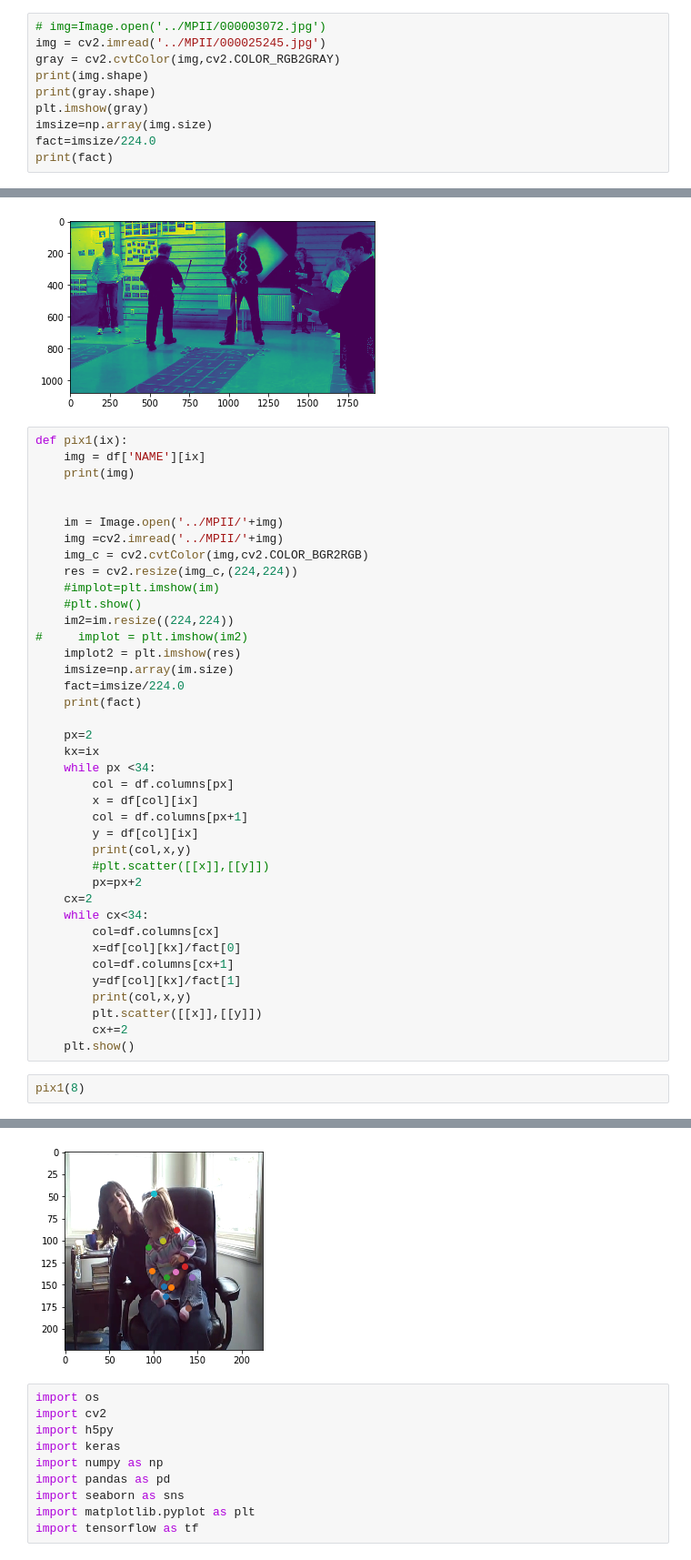
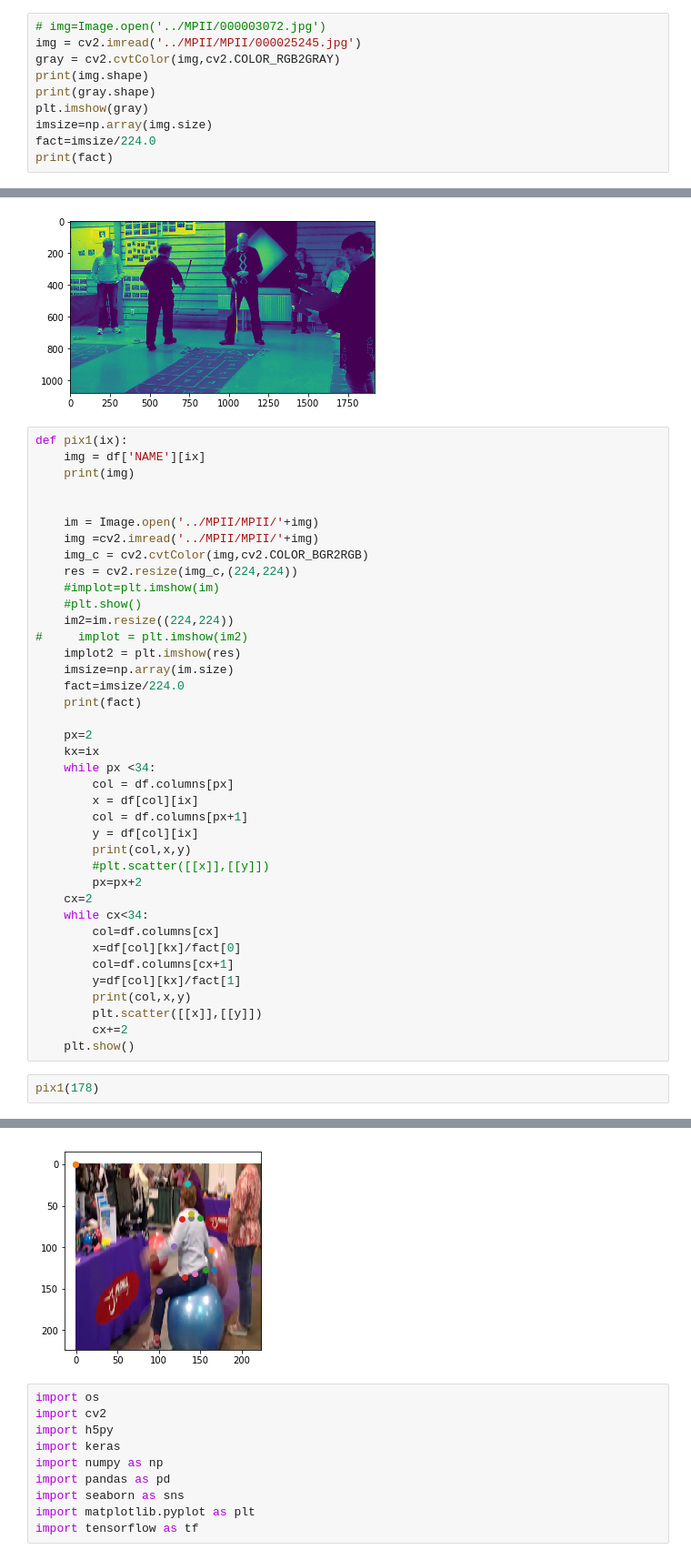
Before and after one commit to Arifkhan21/Human-Pose-Estimation, a Jupyter notebook: model2.ipynb, the cells around one changed output, grey strips where cells are left out. Shown at 91% size. Cells and saved outputs as stored; diff of their text form.

Commit message:
MPII

```diff
--- a/model2.ipynb
+++ b/model2.ipynb
@@ -13,7 +13,7 @@ print(df.shape)
 (3000, 37)
 # %%
 # img=Image.open('../MPII/000003072.jpg')
-img = cv2.imread('../MPII/000025245.jpg')
+img = cv2.imread('../MPII/MPII/000025245.jpg')
 gray = cv2.cvtColor(img,cv2.COLOR_RGB2GRAY)
 print(img.shape)
 print(gray.shape)
@@ -32,8 +32,8 @@ def pix1(ix):
     print(img)
 
 
-    im = Image.open('../MPII/'+img)
-    img =cv2.imread('../MPII/'+img)
+    im = Image.open('../MPII/MPII/'+img)
+    img =cv2.imread('../MPII/MPII/'+img)
     img_c = cv2.cvtColor(img,cv2.COLOR_BGR2RGB)
     res = cv2.resize(img_c,(224,224))
     #implot=plt.imshow(im)
@@ -66,5 +66,5 @@ def pix1(ix):
         cx+=2
     plt.show()
 # %%
-pix1(8)
+pix1(178)
 # %% [output]
@@ -88,4 +88,4 @@ pix1(8)
-[figure, old version]
+[figure, new version]
 # %%
 import os
 import cv2
```
Also changed, not shown: parts of 2 cells of this notebook.
